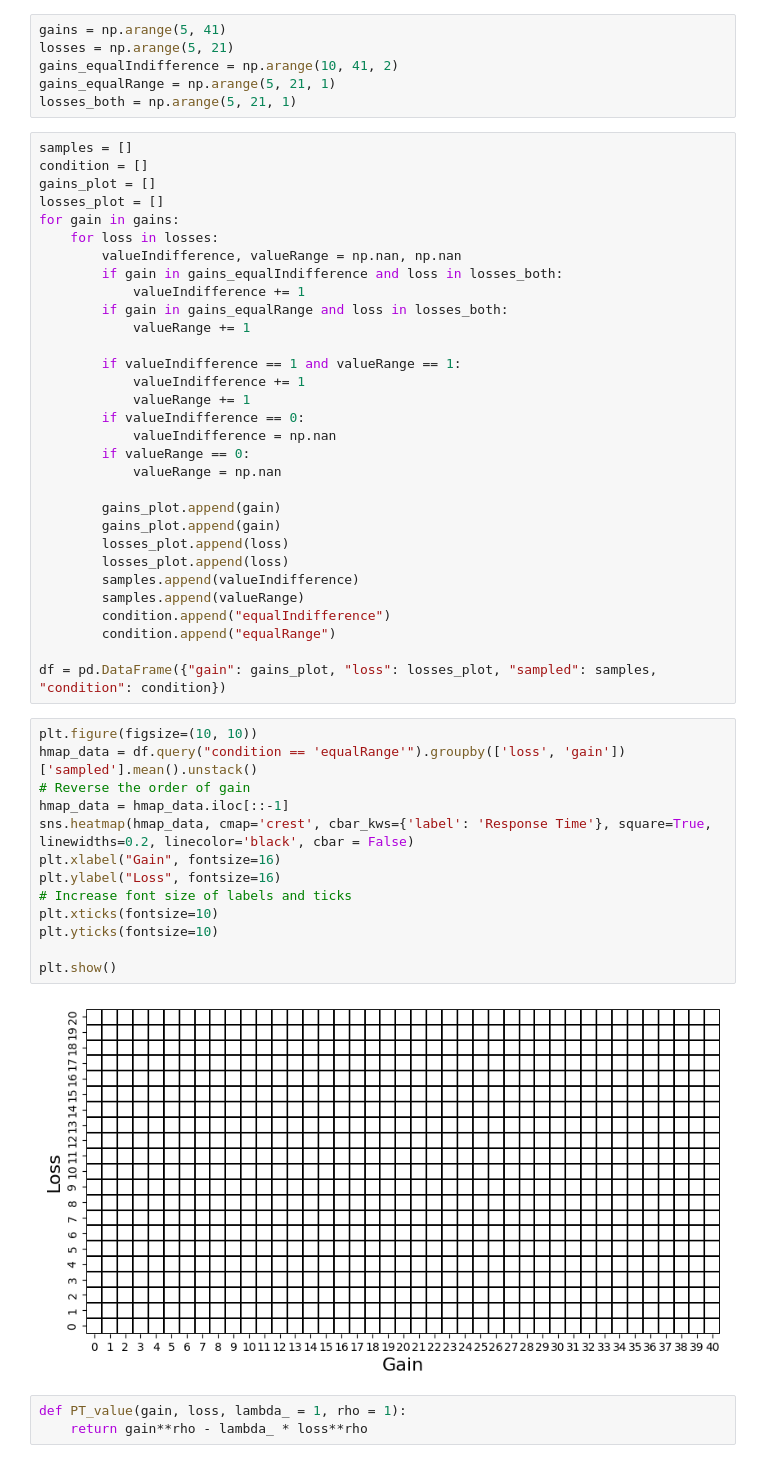
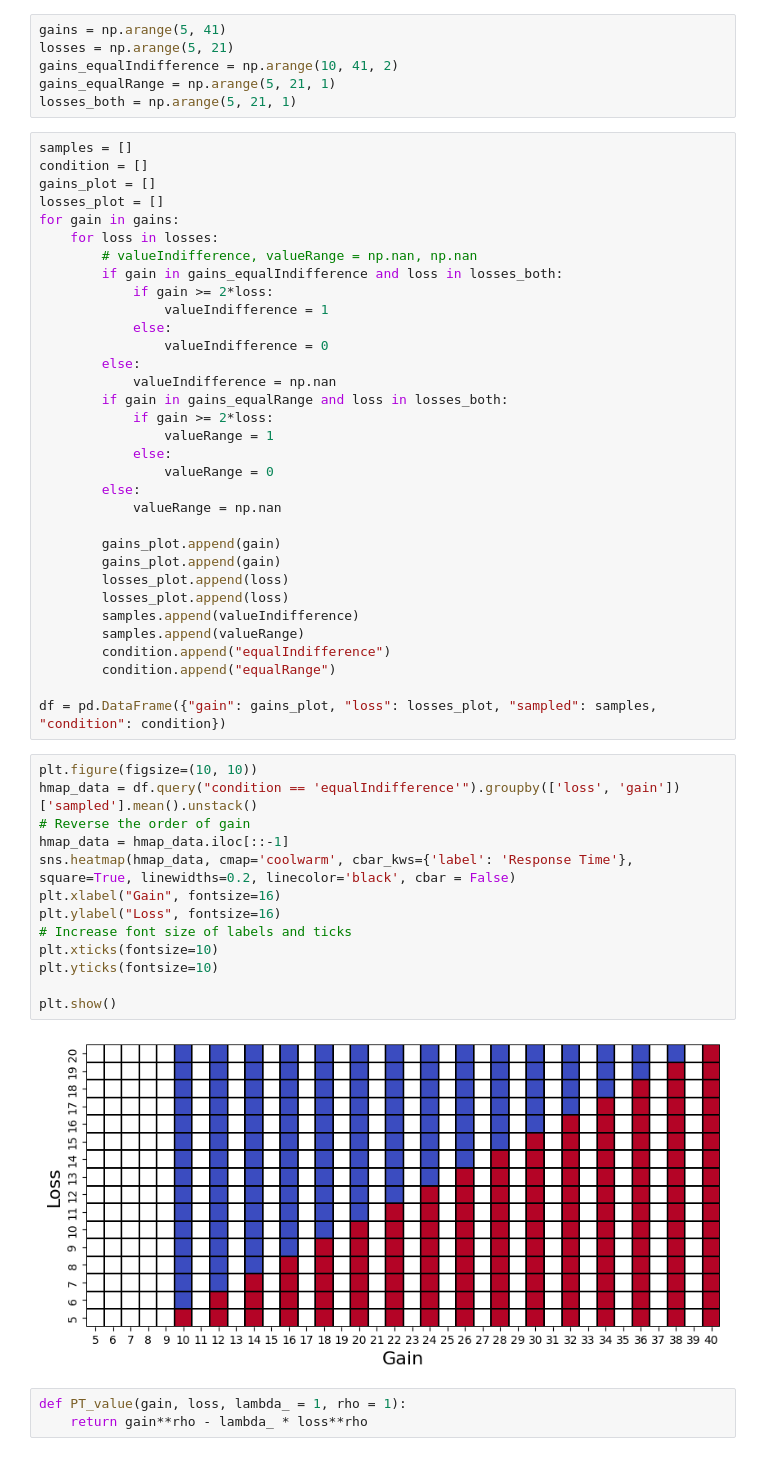
Before and after one commit to GusStgoReyes/riskyneuroarousal, a Jupyter notebook: notebooks/reproducible/random_plots.ipynb, the cells around one changed output. Drawn from its saved outputs; the diff is of its cells as text.

```diff
--- a/notebooks/reproducible/random_plots.ipynb
+++ b/notebooks/reproducible/random_plots.ipynb
@@ -19,18 +19,20 @@ gains_plot = []
 losses_plot = []
 for gain in gains:
     for loss in losses:
-        valueIndifference, valueRange = np.nan, np.nan
+        # valueIndifference, valueRange = np.nan, np.nan
         if gain in gains_equalIndifference and loss in losses_both:
-            valueIndifference += 1
+            if gain >= 2*loss:
+                valueIndifference = 1
+            else:
+                valueIndifference = 0
+        else:
+            valueIndifference = np.nan
         if gain in gains_equalRange and loss in losses_both:
-            valueRange += 1
-
-        if valueIndifference == 1 and valueRange == 1:
-            valueIndifference += 1
-            valueRange += 1
-        if valueIndifference == 0:
-            valueIndifference = np.nan
-        if valueRange == 0:
+            if gain >= 2*loss:
+                valueRange = 1
+            else:
+                valueRange = 0
+        else:
             valueRange = np.nan
 
         gains_plot.append(gain)
@@ -45,19 +47,19 @@ for gain in gains:
 df = pd.DataFrame({"gain": gains_plot, "loss": losses_plot, "sampled": samples, "condition": condition})
 # %%
 plt.figure(figsize=(10, 10))
-hmap_data = df.query("condition == 'equalRange'").groupby(['loss', 'gain'])['sampled'].mean().unstack()
+hmap_data = df.query("condition == 'equalIndifference'").groupby(['loss', 'gain'])['sampled'].mean().unstack()
 # Reverse the order of gain
 hmap_data = hmap_data.iloc[::-1]
-sns.heatmap(hmap_data, cmap='crest', cbar_kws={'label': 'Response Time'}, square=True, linewidths=0.2, linecolor='black', cbar = False)
+sns.heatmap(hmap_data, cmap='coolwarm', cbar_kws={'label': 'Response Time'}, square=True, linewidths=0.2, linecolor='black', cbar = False)
 plt.xlabel("Gain", fontsize=16)
 plt.ylabel("Loss", fontsize=16)
 # Increase font size of labels and ticks
 plt.xticks(fontsize=10)
 plt.yticks(fontsize=10)
 
 plt.show()
 # %% [output]
-[figure, old version]
+[figure, new version]
 # %%
 def PT_value(gain, loss, lambda_ = 1, rho = 1):
     return gain**rho - lambda_ * loss**rho
```
Also changed, not shown: parts of 9 cells of this notebook, 23 other files.
